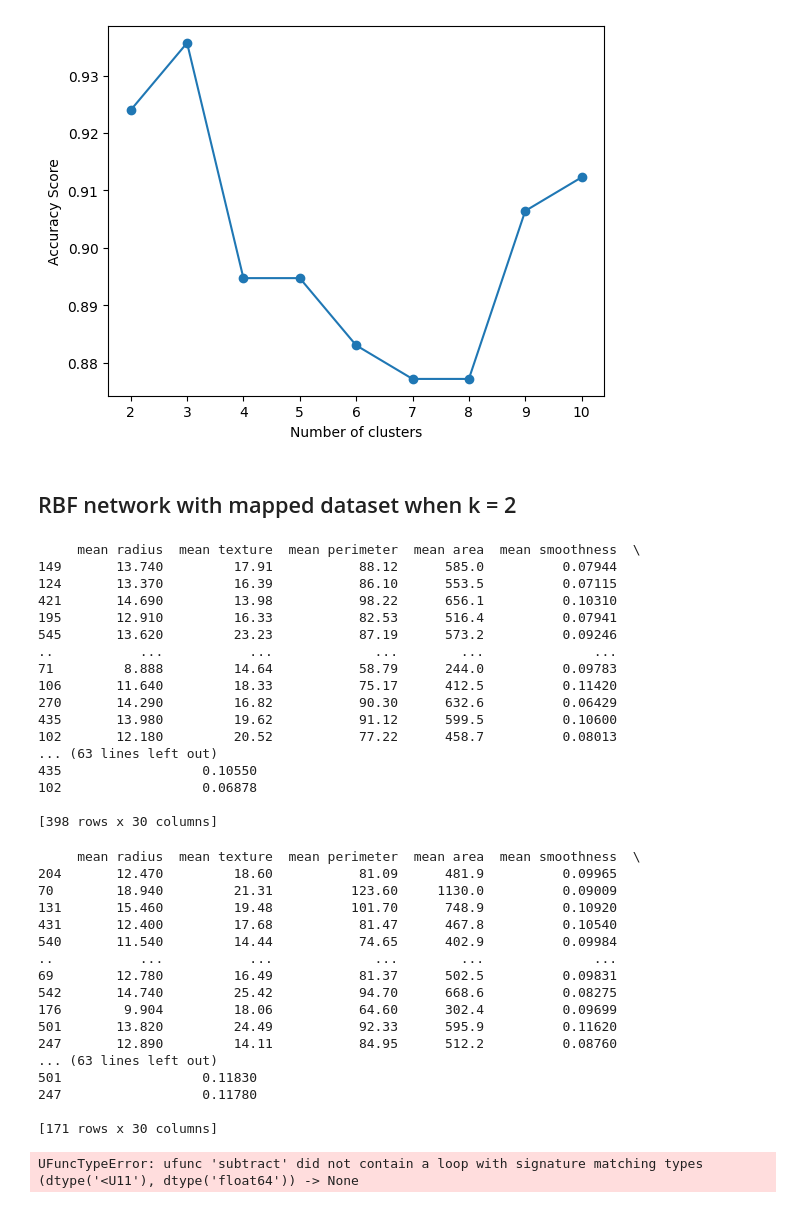
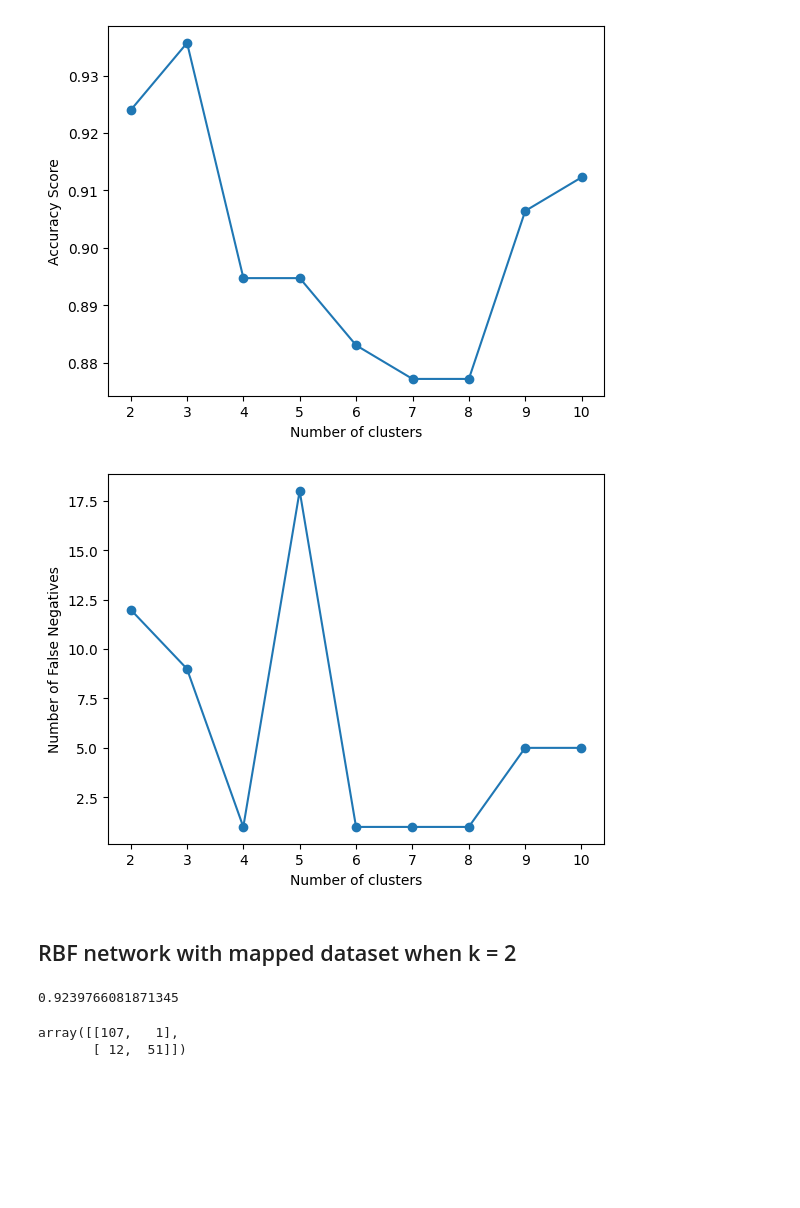
Before and after one commit to guiijose/Machine-Learning, a Jupyter notebook: merit-award/award.ipynb, the cells around one changed output. Saved outputs shown, nothing was run; the diff lists cells and outputs as text; code cells hidden in the pictures; blank space fills up the shorter version.

```diff
--- a/merit-award/award.ipynb
+++ b/merit-award/award.ipynb
@@ -32,11 +35,11 @@ X_train.shape
 (398, 30)
 # %%
 # Perform logistic regression
-em_model = LogisticRegression()
-em_model.fit(X_train, y_train)
+logistic_regression = LogisticRegression()
+logistic_regression.fit(X_train, y_train)
 
 # Compute the accuracy of the model
-y_pred = em_model.predict(X_test)
+y_pred = logistic_regression.predict(X_test)
 accuracy = accuracy_score(y_test, y_pred)
 accuracy
 # %% [output]
@@ -85,13 +98,16 @@ for em_model in em_models:
 # %%
 # Perform logistic regression on the transformed data
 accuracies = []
+confusion_martrices = []
 
+# For different k values, apply logistic regression, compute and store the accuracy and confusion matrix
 for i in range(len(em_models)):
     model = LogisticRegression()
     model.fit(X_train_transformed[i], y_train)
     y_pred = model.predict(X_test_transformed[i])
     score = accuracy_score(y_test, y_pred)
     accuracies.append(score)
+    confusion_martrices.append(confusion_matrix(y_test, y_pred))
 # %%
 # Plot the accuracy scores against the number of clusters
 plt.plot(range(2, 11), accuracies, marker='o')
@@ -102,58 +117,44 @@ plt.ylabel('Accuracy Score')
 plt.show()
 # %% [output]
 [figure]
+# %%
+# Extract the number of false negatives from each confusion matrix
+false_negatives = [cm[1, 0] for cm in confusion_martrices]
+
+# Plot the number of false negatives against the number of clusters
+plt.plot(range(2, 11), false_negatives, marker='o')
+
+plt.xlabel('Number of clusters')
+plt.ylabel('Number of False Negatives')
+plt.show()
+# %% [output]
+[figure, added]
 # %% [markdown]
 ## RBF network with mapped dataset when k = 2
 # %%
+# Get the parameters
 centers = em_models[0].means_
+sigma = np.linalg.norm(centers[0] - centers[1])
 
+# Reload the module to get the latest changes
 importlib.reload(rbf)
 
-# Print X_train
-print(X_train)
-
-model = rbf.RBFNetwork(centers=centers, sigma=1)
+# Initialize and fit the model
+model = rbf.RBFNetwork(centers=centers, sigma=sigma)
 model.fit(X_train, y_train)
-# %% [output]
-     mean radius  mean texture  mean perimeter  mean area  mean smoothness  \
-149       13.740         17.91           88.12      585.0          0.07944
-124       13.370         16.39           86.10      553.5          0.07115
-421       14.690         13.98           98.22      656.1          0.10310
-195       12.910         16.33           82.53      516.4          0.07941
-545       13.620         23.23           87.19      573.2          0.09246
-..           ...           ...             ...        ...              ...
-71         8.888         14.64           58.79      244.0          0.09783
-106       11.640         18.33           75.17      412.5          0.11420
-270       14.290         16.82           90.30      632.6          0.06429
-435       13.980         19.62           91.12      599.5          0.10600
-102       12.180         20.52           77.22      458.7          0.08013
-... (63 lines left out)
-435                  0.10550
-102                  0.06878
-
-[398 rows x 30 columns]
 # %%
-# Compute the accuracy
+# Predict the test data and compute the accuracy
 importlib.reload(rbf)
-print(X_test.shape)
 y_pred = model.predict(X_test)
+
 accuracy = accuracy_score(y_test, y_pred)
+accuracy
 # %% [output]
-     mean radius  mean texture  mean perimeter  mean area  mean smoothness  \
-204       12.470         18.60           81.09      481.9          0.09965
-70        18.940         21.31          123.60     1130.0          0.09009
-131       15.460         19.48          101.70      748.9          0.10920
-431       12.400         17.68           81.47      467.8          0.10540
-540       11.540         14.44           74.65      402.9          0.09984
-..           ...           ...             ...        ...              ...
-69        12.780         16.49           81.37      502.5          0.09831
-542       14.740         25.42           94.70      668.6          0.08275
-176        9.904         18.06           64.60      302.4          0.09699
-501       13.820         24.49           92.33      595.9          0.11620
-247       12.890         14.11           84.95      512.2          0.08760
-... (63 lines left out)
-501                  0.11830
-247                  0.11780
-
-[171 rows x 30 columns]
+0.9239766081871345
-UFuncTypeError: ufunc 'subtract' did not contain a loop with signature matching types (dtype('<U11'), dtype('float64')) -> None
+# %%
+# Compute the confusion matrix
+conf_matrix = confusion_matrix(y_test, y_pred)
+conf_matrix
+# %% [output]
+array([[107,   1],
+       [ 12,  51]])
```
Also changed, not shown: parts of 10 cells of this notebook.
